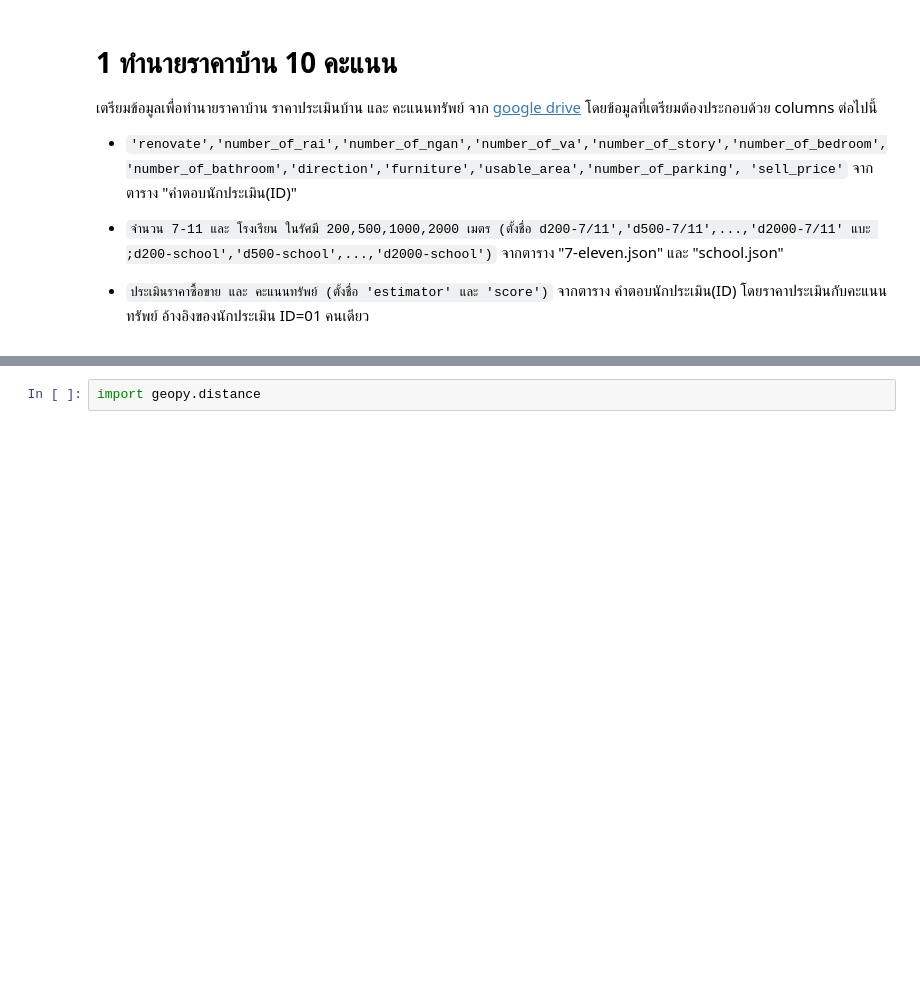
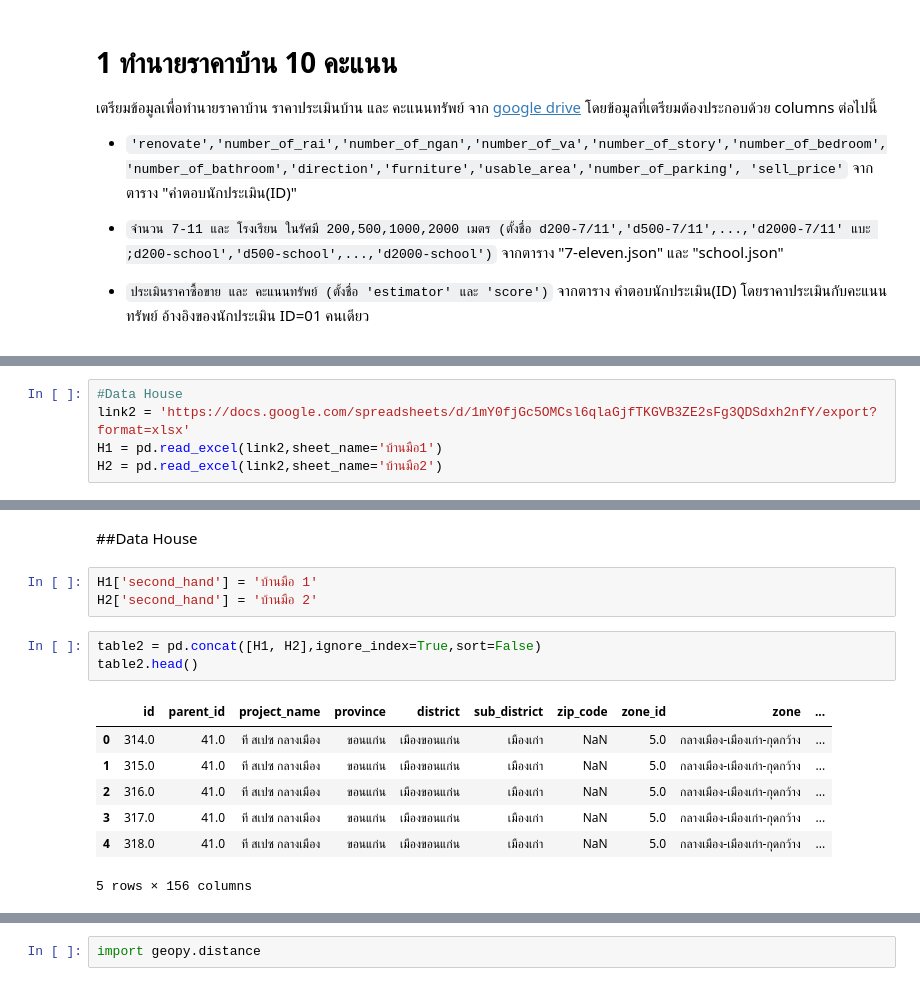
Before and after one commit to supatsara2002/bsc_dpdm22, a Jupyter notebook: midterm_dpdm22.ipynb, the cells around one changed output, grey strips where cells are left out. Saved outputs shown, nothing was run; the diff lists cells and outputs as text; blank space fills up the shorter version.

```diff
--- a/midterm_dpdm22.ipynb
+++ b/midterm_dpdm22.ipynb
@@ -411,0 +29,5 @@ seven_1[0]['lat']
+# %%
+#Data House
+link2 = 'https://docs.google.com/spreadsheets/d/1mY0fjGc5OMCsl6qlaGjfTKGVB3ZE2sFg3QDSdxh2nfY/export?format=xlsx'
+H1 = pd.read_excel(link2,sheet_name='บ้านมือ1')
+H2 = pd.read_excel(link2,sheet_name='บ้านมือ2')
@@ -411,0 +99,16 @@ seven_1[0]['lat']
+# %% [markdown]
+##Data House
+# %%
+H1['second_hand'] = 'บ้านมือ 1'
+H2['second_hand'] = 'บ้านมือ 2'
+# %%
+table2 = pd.concat([H1, H2],ignore_index=True,sort=False)
+table2.head()
+# %% [output]
+|  | id | parent_id | project_name | province | district | sub_district | zip_code | zone_id | zone | ... |
+| 0 | 314.0 | 41.0 | ที สเปซ กลางเมือง | ขอนแก่น | เมืองขอนแก่น | เมืองเก่า | NaN | 5.0 | กลางเมือง-เมืองเก่า-กุดกว้าง | ... |
+| 1 | 315.0 | 41.0 | ที สเปซ กลางเมือง | ขอนแก่น | เมืองขอนแก่น | เมืองเก่า | NaN | 5.0 | กลางเมือง-เมืองเก่า-กุดกว้าง | ... |
+| 2 | 316.0 | 41.0 | ที สเปซ กลางเมือง | ขอนแก่น | เมืองขอนแก่น | เมืองเก่า | NaN | 5.0 | กลางเมือง-เมืองเก่า-กุดกว้าง | ... |
+| 3 | 317.0 | 41.0 | ที สเปซ กลางเมือง | ขอนแก่น | เมืองขอนแก่น | เมืองเก่า | NaN | 5.0 | กลางเมือง-เมืองเก่า-กุดกว้าง | ... |
+| 4 | 318.0 | 41.0 | ที สเปซ กลางเมือง | ขอนแก่น | เมืองขอนแก่น | เมืองเก่า | NaN | 5.0 | กลางเมือง-เมืองเก่า-กุดกว้าง | ... |
+5 rows × 156 columns
```
Also changed, not shown: parts of 149 cells of this notebook.
